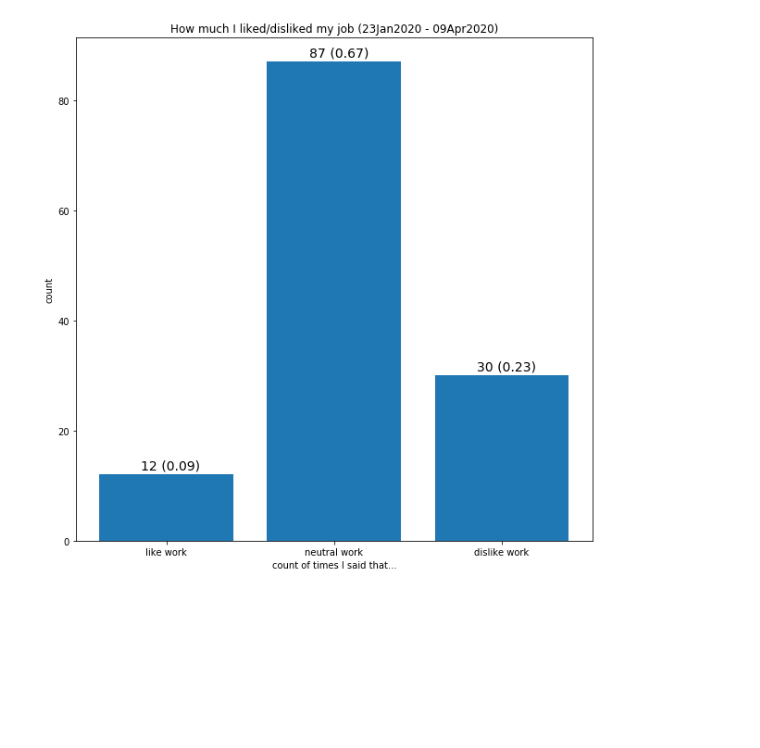
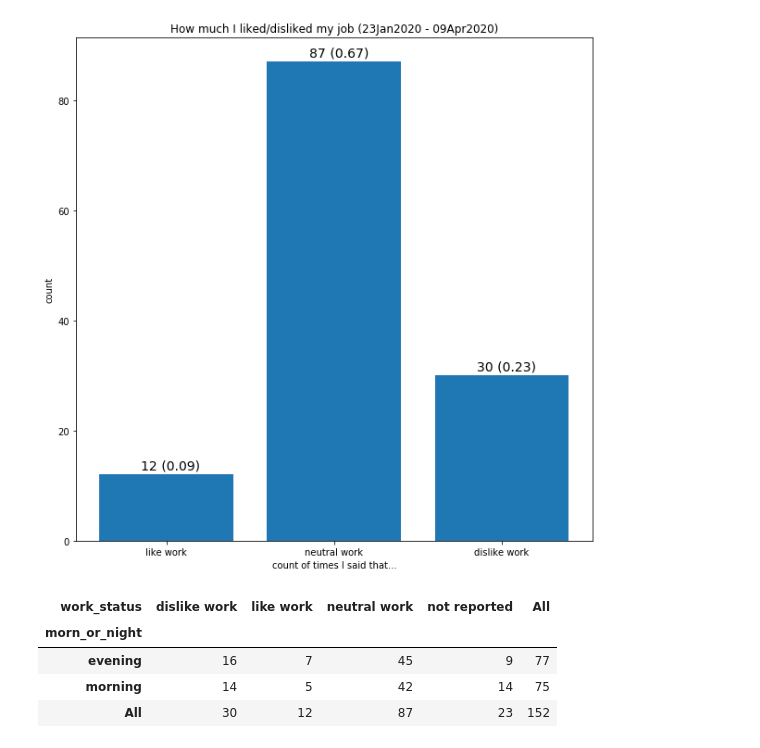
Before and after one commit to adamdoescode/feelings-towards-work, a Jupyter notebook: quantification of work like and dislike.ipynb, the cells around one changed output. Saved outputs shown, nothing was run; the diff lists cells and outputs as text; code cells hidden in the pictures; blank space fills up the shorter version.

```diff
--- a/quantification of work like and dislike.ipynb
+++ b/quantification of work like and dislike.ipynb
@@ -97,0 +144,9 @@ plt.show()
+# %%
+mornVSevening_twoway = pd.crosstab(dfRelevantToWorkStatus['morn_or_night'], dfRelevantToWorkStatus['work_status'], margins=True)
+mornVSevening_twoway
+# %% [output]
+| work_status | dislike work | like work | neutral work | not reported | All |
+| morn_or_night |  |  |  |  |  |
+| evening | 16 | 7 | 45 | 9 | 77 |
+| morning | 14 | 5 | 42 | 14 | 75 |
+| All | 30 | 12 | 87 | 23 | 152 |
```
Also changed, not shown: parts of 6 cells of this notebook, 1 other file.
